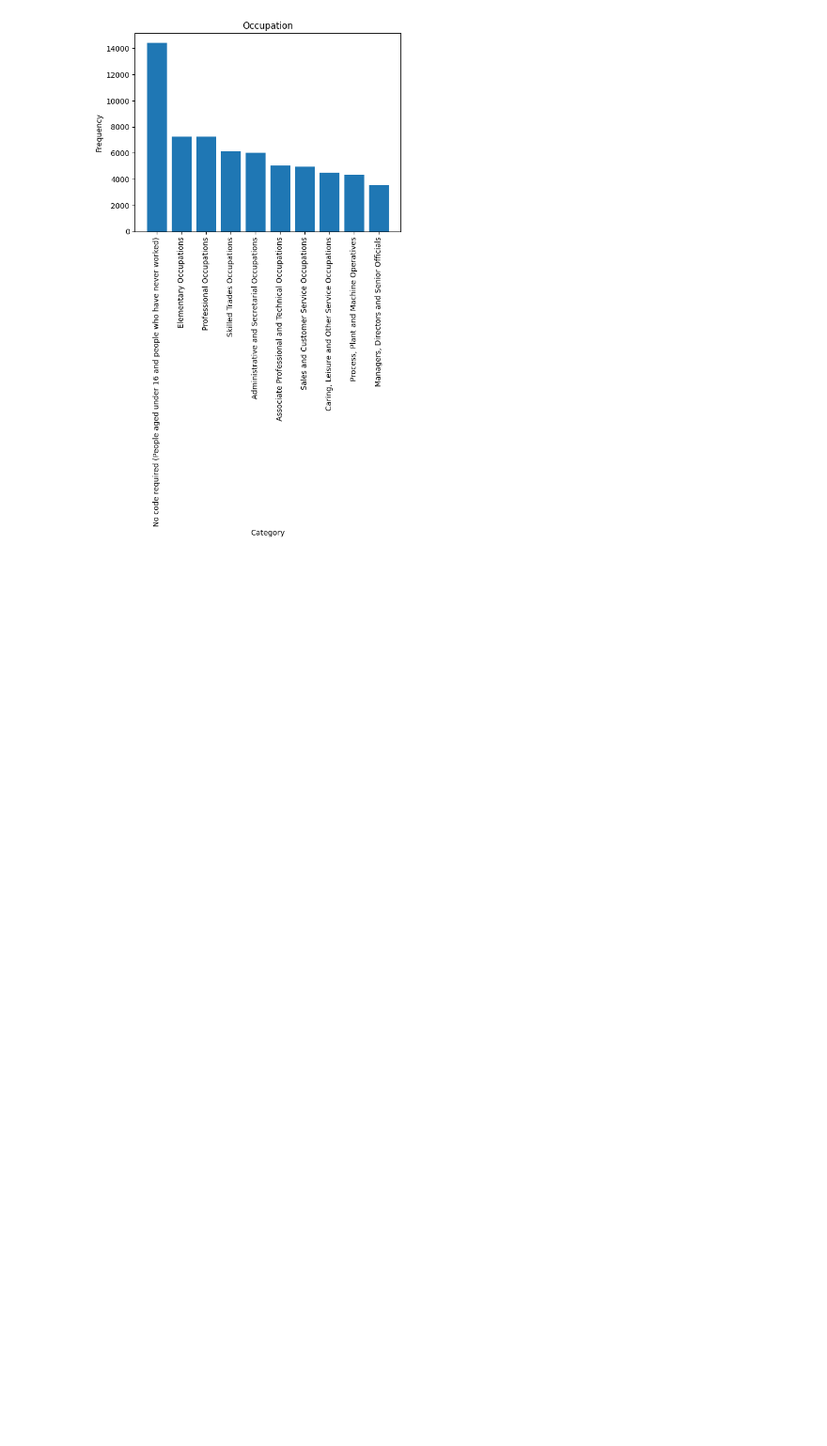
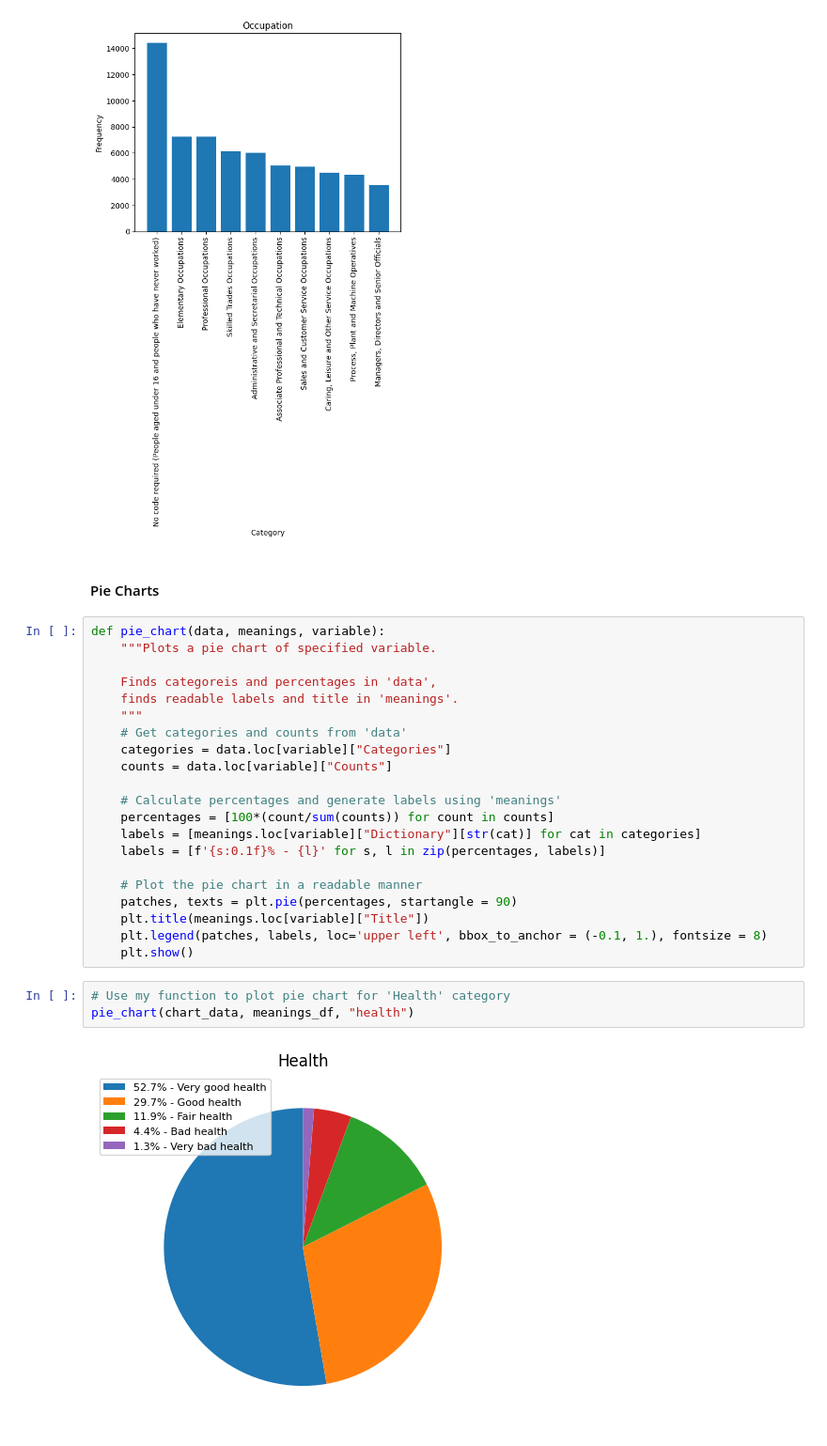
Before and after one commit to awesometillman/census, a Jupyter notebook: notebooks/notebook.ipynb, the cells around one changed output. Shown at 94% size. Cells and saved outputs as stored; diff of their text form; blank space fills up the shorter version.

Commit message:
Added readable pie charts

```diff
--- a/notebooks/notebook.ipynb
+++ b/notebooks/notebook.ipynb
@@ -191,3 +206,31 @@ bar_chart(chart_data, meanings_df, "age")
 bar_chart(chart_data, meanings_df, "Occupation")
 # %% [output]
 [figure]
+# %% [markdown]
+#### Pie Charts
+# %%
+def pie_chart(data, meanings, variable):
+    """Plots a pie chart of specified variable.
+
+    Finds categoreis and percentages in 'data',
+    finds readable labels and title in 'meanings'.
+    """
+    # Get categories and counts from 'data'
+    categories = data.loc[variable]["Categories"]
+    counts = data.loc[variable]["Counts"]
+
+    # Calculate percentages and generate labels using 'meanings'
+    percentages = [100*(count/sum(counts)) for count in counts]
+    labels = [meanings.loc[variable]["Dictionary"][str(cat)] for cat in categories]
+    labels = [f'{s:0.1f}% - {l}' for s, l in zip(percentages, labels)]
+
+    # Plot the pie chart in a readable manner
+    patches, texts = plt.pie(percentages, startangle = 90)
+    plt.title(meanings.loc[variable]["Title"])
+    plt.legend(patches, labels, loc='upper left', bbox_to_anchor = (-0.1, 1.), fontsize = 8)
+    plt.show()
+# %%
+# Use my function to plot pie chart for 'Health' category
+pie_chart(chart_data, meanings_df, "health")
+# %% [output]
+[figure, added]
```
Also changed, not shown: parts of 6 cells of this notebook.
